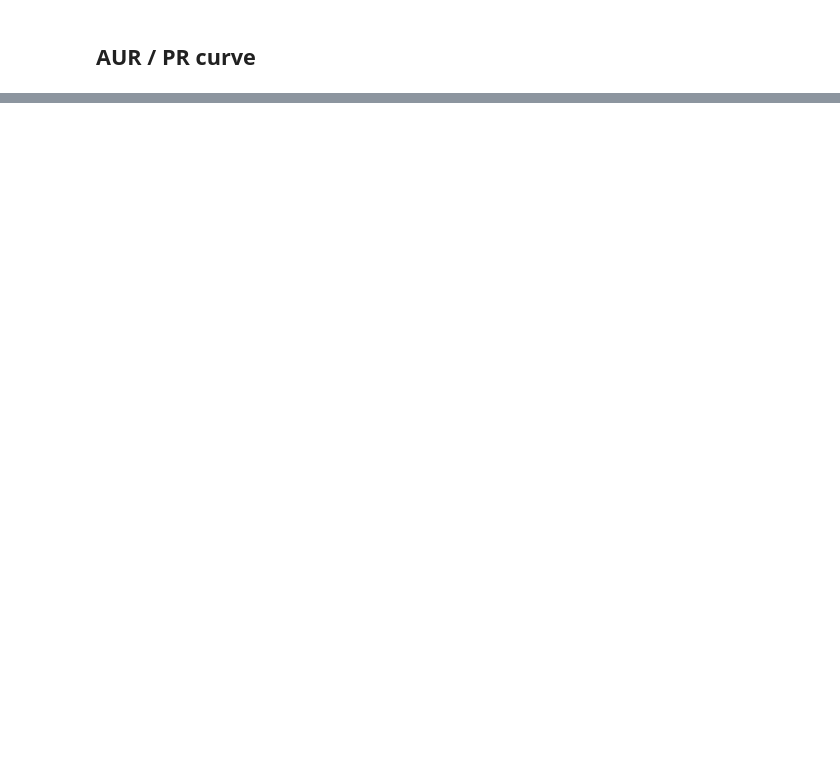
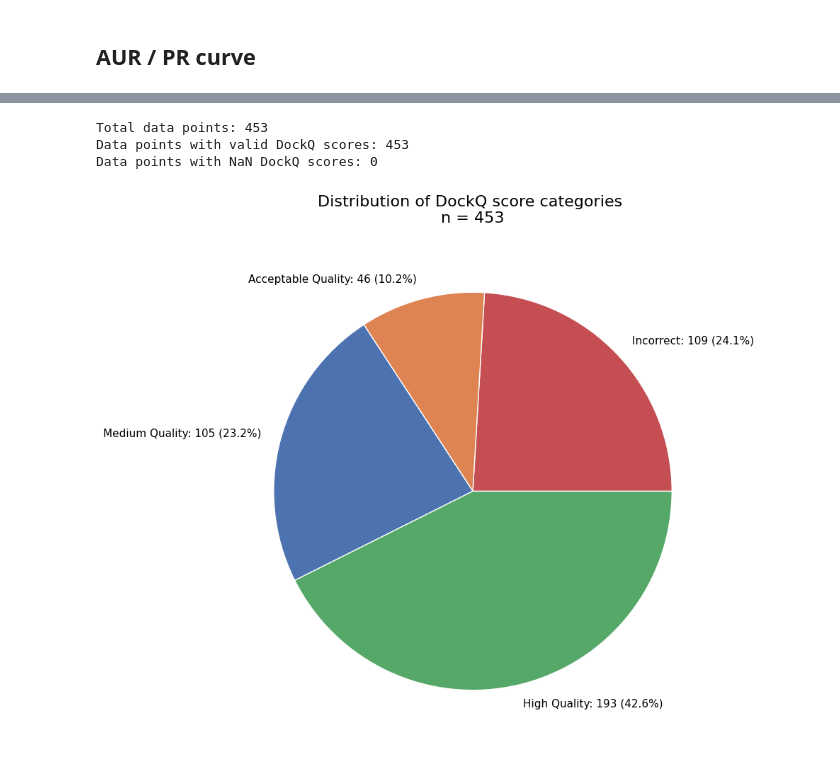
Before and after one commit to mebaier/AF3-eval-arm-tf, a Jupyter notebook: src/production1/pipeline2.ipynb, the cells around one changed output, grey strips where cells are left out. Cells and saved outputs as stored; diff of their text form; code cells hidden in the pictures; blank space fills up the shorter version.

```diff
--- a/src/production1/pipeline2.ipynb
+++ b/src/production1/pipeline2.ipynb
@@ -454,8 +946,8 @@ print(f"Baseline accuracy: {y_true_clean.sum() / len(y_true_clean):.4f}")
 # %%
 import matplotlib.pyplot as plt
-import numpy as np
 
 # Define DockQ score categories with their ranges and labels
+# Update the High Quality category to use the DOCKQ_CUTOFF variable
 categories = {
     'Incorrect': [0, 0.23],
     'Acceptable Quality': [0.23, 0.49],
@@ -474,46 +966,45 @@ def categorize_dockq(score):
     for category, (lower, upper) in categories.items():
         if lower <= score < upper or (category == 'High Quality' and score == upper):
             return category
     return None
 
 valid_dockq_df['dockq_category'] = valid_dockq_df['dockq_score'].apply(categorize_dockq)
 
 # Count the number of data points in each category
 category_counts = valid_dockq_df['dockq_category'].value_counts().reindex(categories.keys())
 total_points = len(valid_dockq_df)
 
 # Calculate percentages for each category
 percentages = (category_counts / total_points * 100).round(1)
 
 # Create labels for the legend with counts and percentages
 labels = [f'{cat}: {count} ({pct}%)' for cat, count, pct in
           zip(category_counts.index, category_counts, percentages)]
 
 # Use seaborn colors but arrange them in order for low to high quality
 import seaborn as sns
 palette = sns.color_palette("deep")
 colors = [palette[3], palette[1], palette[0], palette[2]]  # Red, Yellow-ish, Blue, Green
 
 # Create the pie chart
-plt.figure(figsize=(12, 8))
+plt.figure(figsize=(10, 8))
 
-# Create a smaller pie chart with more space for the legend
-wedges, texts = plt.pie(category_counts, colors=colors,
-                        wedgeprops={'edgecolor': 'w', 'linewidth': 1},
-                        radius=0.7)  # Make the pie chart smaller relative to the figure
+# Create the pie chart with labels directly on slices
+wedges, texts, autotexts = plt.pie(category_counts, colors=colors, labels=labels,
+                                  wedgeprops={'edgecolor': 'w', 'linewidth': 1},
+                                  autopct='', labeldistance=1.1, textprops={'fontsize': 11})
 
-# Add a title
-plt.title('Distribution of DockQ score categories', fontsize=16)
-
-# Add a legend with counts and percentages with larger font size
-plt.legend(wedges, labels, title=f"Total: {total_points} structures",
-           loc="center left", bbox_to_anchor=(1, 0, 0.5, 1),
-           fontsize=12, title_fontsize=13)
+plt.title(f'Distribution of DockQ score categories \nn = {total_points}',
+          fontsize=16, pad=20)
 
 plt.tight_layout()
-# Save the figure before showing it
 plt.savefig('/home/markus/Desktop/Thesis/structure_pie.png', dpi=600, bbox_inches='tight')
 plt.show()
+# %% [output]
+Total data points: 453
+Data points with valid DockQ scores: 453
+Data points with NaN DockQ scores: 0
+[figure, added]
 # %%
 # Print DockQ scores sorted from high to low with release date and entry ID
 # First, select only the necessary columns and remove rows with NaN DockQ scores
```
Also changed, not shown: parts of 28 cells of this notebook, 4 other files.
